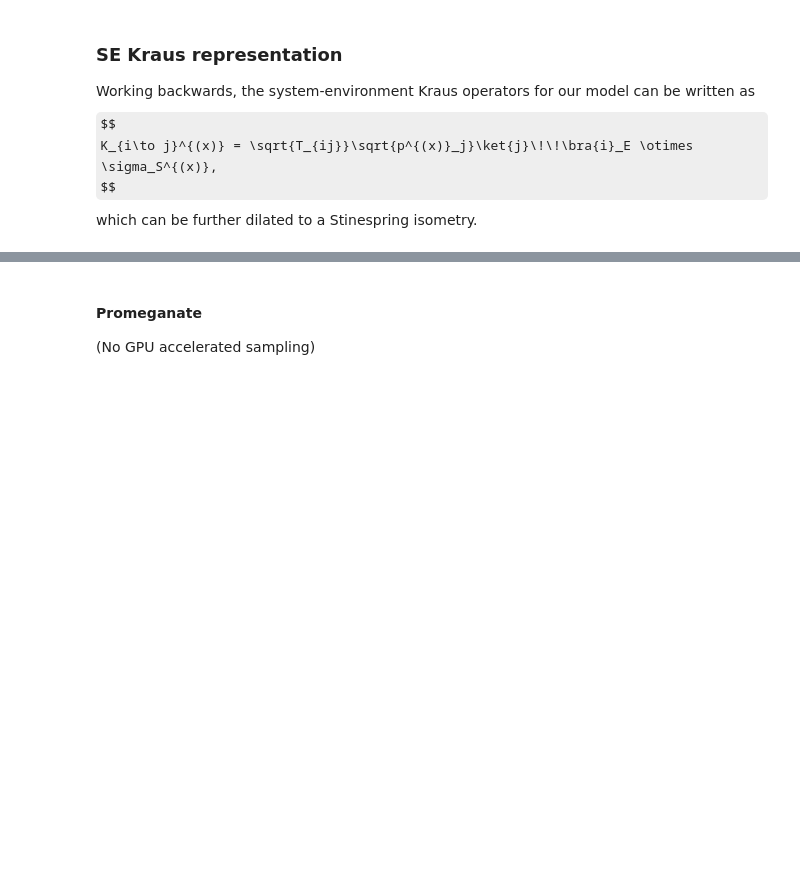
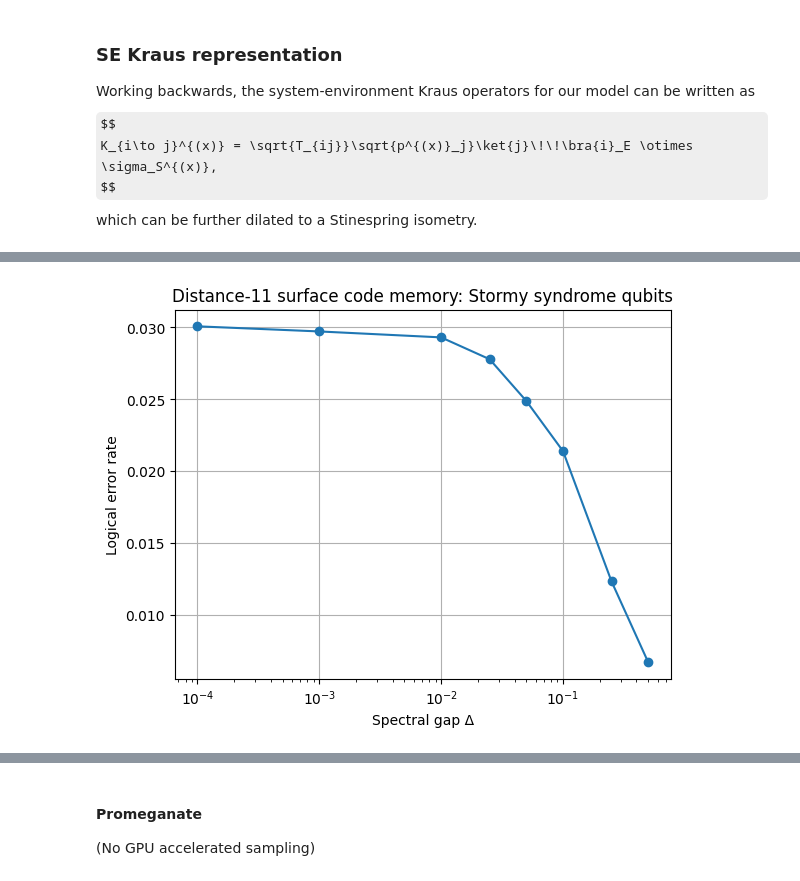
Before and after one commit to jkfids/corrqec2, a Jupyter notebook: notebooks/storm_model.ipynb, the cells around one changed output, grey strips where cells are left out. Cells and saved outputs as stored; diff of their text form; code cells hidden in the pictures; some formulas as TeX source; blank space fills up the shorter version.

Commit message:
New HMM model results for surface codes and refactored sampling

```diff
--- a/notebooks/storm_model.ipynb
+++ b/notebooks/storm_model.ipynb
@@ -64,0 +119,24 @@ which can be further dilated to a Stinespring isometry.
+# %%
+experiment_args = {'distance': 11, 'rounds': '3d', 'memory_type': 'Z'}
+p_gate = 0.005
+gate_noise = {
+    #'after_identity_depolarization': p_gate,
+    'after_clifford_depolarization': p_gate,
+    'before_measure_flip_probability': p_gate,
+    #'after_reset_flip_probability': p_gate,
+}
+noisy_qubit_types = 'syndrome'
+noise_model_args = {
+    'gate_noise': gate_noise,
+    'noisy_qubit_types': noisy_qubit_types,
+}
+n_shots = 100_000
+min_batch_size = 1_000
+p_bar = 0.005
+num_workers = 8
+
+p_logicals = []
+Deltas = [0.5, 0.25, 0.1, 0.05, 0.025, 0.01, 0.001, 0.0001]
+for Delta in Deltas:
+    p_logical = sample_logical_error_rate(Delta, p_bar, n_shots, experiment_args, noise_model_args, min_batch_size, num_workers=num_workers, print_progress=False)
+    p_logicals.append(p_logical)
@@ -64,0 +161,8 @@ which can be further dilated to a Stinespring isometry.
+# %%
+plt.semilogx(Deltas, p_logicals, marker='o')
+plt.xlabel('Spectral gap Δ')
+plt.ylabel('Logical error rate')
+plt.title('Distance-11 surface code memory: Stormy syndrome qubits')
+plt.grid(True)
+# %% [output]
+[figure, added]
```
Also changed, not shown: parts of 13 cells of this notebook, 21 other files.
